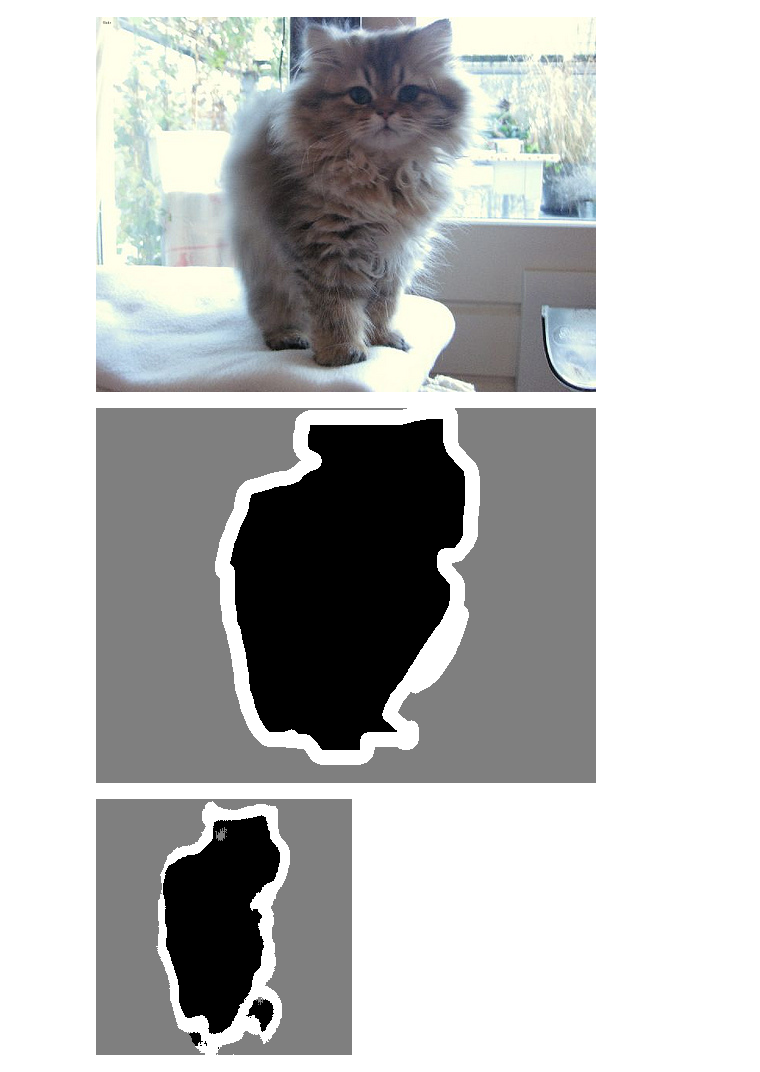
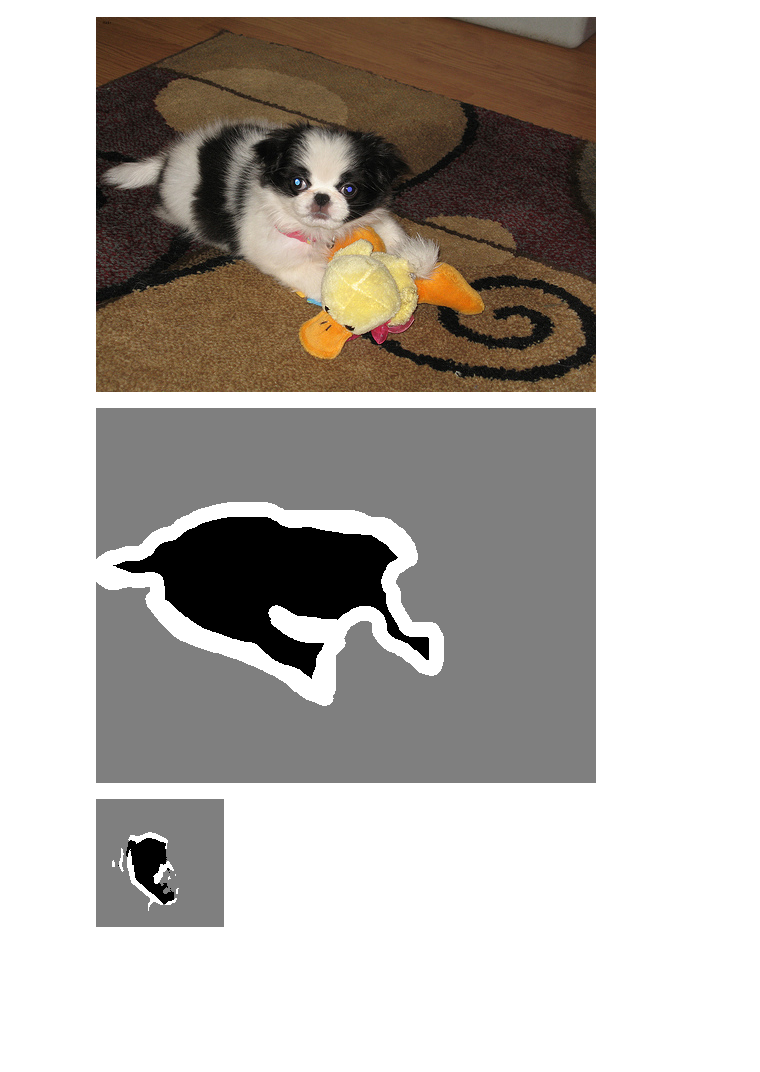
Before and after one commit to LukeScales1/ee544-computer-vision, a Jupyter notebook: segmentation_3/notebooks/experimentation.ipynb, the cells around one changed output. Drawn from its saved outputs; the diff is of its cells as text; code cells hidden in the pictures; blank space fills up the shorter version.

Commit message:
unet experiment updates

```diff
--- a/segmentation_3/notebooks/experimentation.ipynb
+++ b/segmentation_3/notebooks/experimentation.ipynb
@@ -14,13 +14,14 @@ import utils
 from segmentation_3.model import OxfordPets
 
 root = "C:/Users/luke_/Desktop/Dev/ee544-computer-vision/segmentation_3/saved_models"
-# model = f"{root}/xception_style_unet.h5"
+# model_fl = f"{root}/xception_style_unet_15.h5"
 # model_fl = f"{root}/unet_2.h5"
 # model_fl = f"{root}/unet_3.h5"
-model_fl = f"{root}/unet_5.h5"
+# model_fl = f"{root}/unet_5.h5"
+model_fl = f"{root}/unet_init.h5"  # 128
 # img_size = (160, 160)  # original U-Net dims was 572, 572 but hitting GPU OOM
-# img_size = (128, 128)  # original U-Net dims was 572, 572 but hitting GPU OOM
-img_size = (256, 256)  # original U-Net dims was 572, 572 but hitting GPU OOM
+img_size = (128, 128)  # original U-Net dims was 572, 572 but hitting GPU OOM
+# img_size = (256, 256)  # original U-Net dims was 572, 572 but hitting GPU OOM
 
 model = tf.keras.models.load_model(model_fl)
 model.summary()
@@ -127,20 +124,20 @@ def display_mask(pred):
 # %%
 # Display results for test image #i
-i = 200
+i = 128
 
 # Display input image
 display(Image(filename=test_input_img_paths[i]))
 
 # Display ground-truth target mask
 img = PIL.ImageOps.autocontrast(load_img(test_target_img_paths[i]))
 display(img)
 
 # Display mask predicted by our model
 display_mask(test_preds[i])  #
 # %% [output]
-[figure, old version]
+[figure, new version]
-[figure, old version]
+[figure, new version]
-[figure, old version]
+[figure, new version]
 # %%
 for i in range(len(val_input_img_paths)):
     mask = np.argmax(val_preds[i], axis=-1)
```
Also changed, not shown: parts of 3 cells of this notebook, 1 other file.
